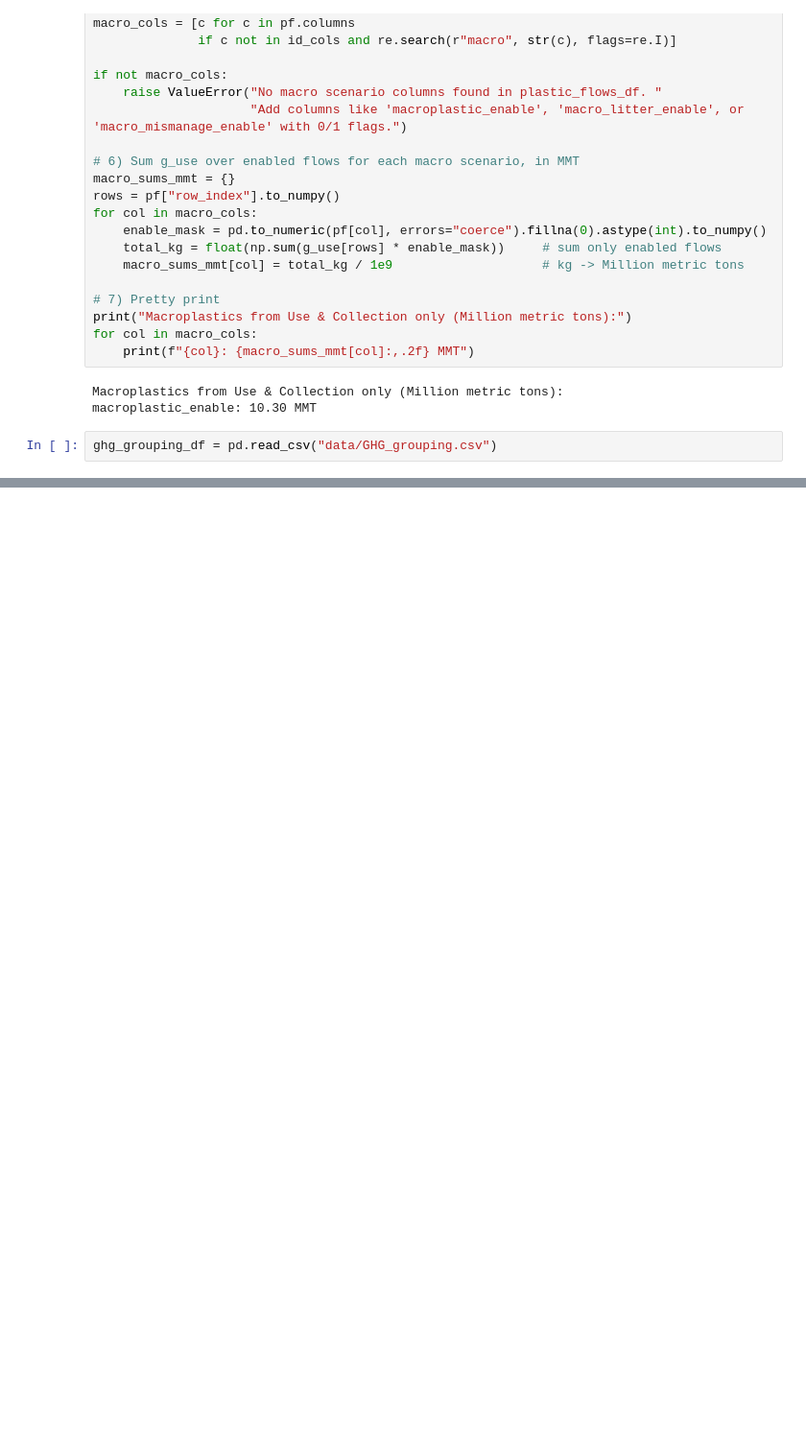
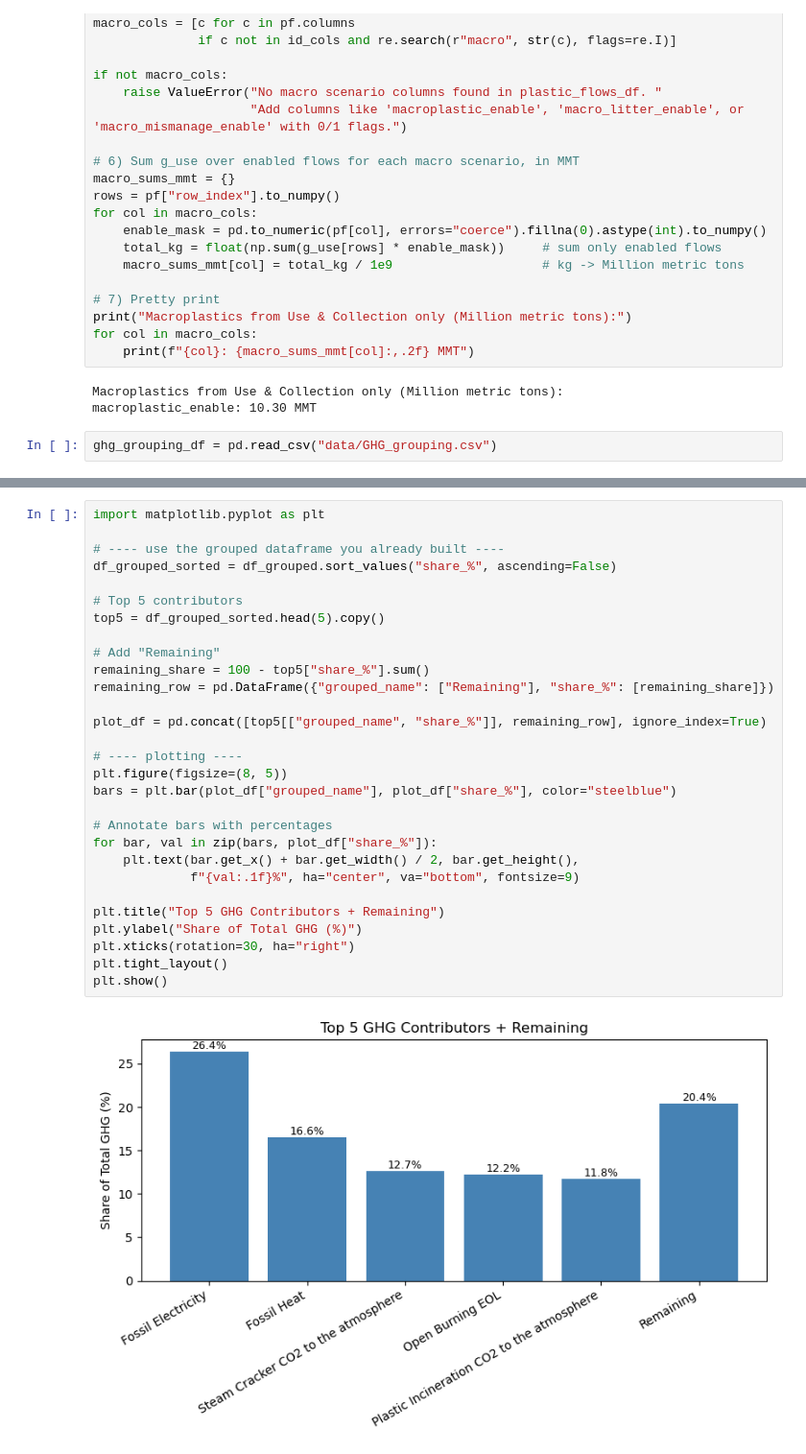
Before and after one commit to FarshidNazemi/packaging-roadmap, a Jupyter notebook: test.ipynb, the cells around one changed output, grey strips where cells are left out. Shown at 96% size. Saved outputs shown, nothing was run; the diff lists cells and outputs as text; blank space fills up the shorter version.

```diff
--- a/test.ipynb
+++ b/test.ipynb
@@ -910,0 +1038,31 @@ Top 10 contributors to phi[0] (with grouping):
+# %%
+import matplotlib.pyplot as plt
+
+# ---- use the grouped dataframe you already built ----
+df_grouped_sorted = df_grouped.sort_values("share_%", ascending=False)
+
+# Top 5 contributors
+top5 = df_grouped_sorted.head(5).copy()
+
+# Add "Remaining"
+remaining_share = 100 - top5["share_%"].sum()
+remaining_row = pd.DataFrame({"grouped_name": ["Remaining"], "share_%": [remaining_share]})
+
+plot_df = pd.concat([top5[["grouped_name", "share_%"]], remaining_row], ignore_index=True)
+
+# ---- plotting ----
+plt.figure(figsize=(8, 5))
+bars = plt.bar(plot_df["grouped_name"], plot_df["share_%"], color="steelblue")
+
+# Annotate bars with percentages
+for bar, val in zip(bars, plot_df["share_%"]):
+    plt.text(bar.get_x() + bar.get_width() / 2, bar.get_height(),
+             f"{val:.1f}%", ha="center", va="bottom", fontsize=9)
+
+plt.title("Top 5 GHG Contributors + Remaining")
+plt.ylabel("Share of Total GHG (%)")
+plt.xticks(rotation=30, ha="right")
+plt.tight_layout()
+plt.show()
+# %% [output]
+[figure, added]
```
Also changed, not shown: parts of 20 cells of this notebook, 3 other files.
